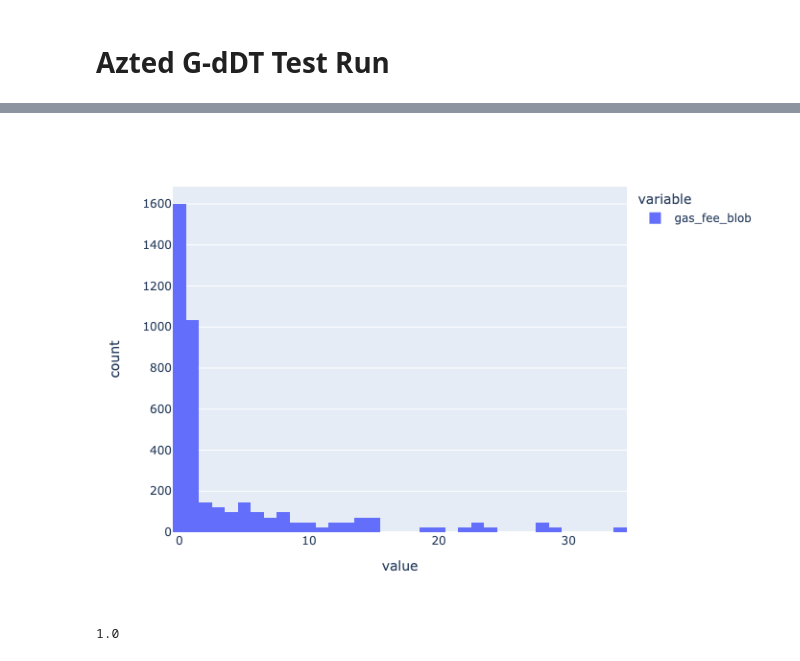
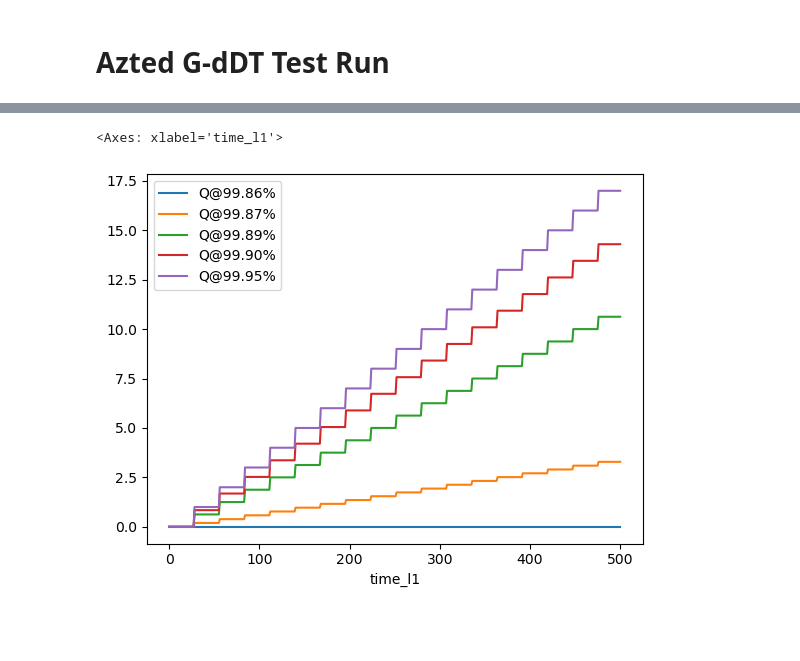
Before and after one commit to BlockScience/aztec-gddt, a Jupyter notebook: notebooks/pickle_test.ipynb, the cells around one changed output, grey strips where cells are left out. Drawn from its saved outputs; the diff is of its cells as text; code cells hidden in the pictures; blank space fills up the shorter version.

```diff
--- a/notebooks/pickle_test.ipynb
+++ b/notebooks/pickle_test.ipynb
@@ -16,4 +16,4 @@ pio.renderers.default = "png"
 import warnings
 warnings.filterwarnings("ignore")
 # %%
-sim_df = pd.read_pickle('../data/simulations/psuu-run-2024-03-11_15-04-10.pkl.gz')
+sim_df = pd.read_pickle('../data/simulations/psuu-run-2024-03-11_21-29-11.pkl.gz')
@@ -101,16 +19,0 @@ sns.lineplot(x=sim_df.time_l1,
-# %%
-sim_df['balance_sequencers'] = sim_df.agents.map(lambda x: sum(el.balance for el in x.values() if el.is_sequencer == True))
-sim_df['balance_provers'] = sim_df.agents.map(lambda x: sum(el.balance for el in x.values() if el.is_prover == True))
-sim_df['balance_relays'] = sim_df.agents.map(lambda x: sum(el.balance for el in x.values() if el.is_relay == True))
-sim_df['balance_burnt'] = sim_df.agents.map(lambda x: sum(el.balance for el in x.values() if el.uuid == 'burnt'))
-sim_df['balance_l1_builder'] = sim_df.agents.map(lambda x: sum(el.balance for el in x.values() if el.uuid == 'l1-builder'))
-
-
-px.line(sim_df,
-        x='time_l1',
-        y=['balance_sequencers',
-           'balance_provers',
-           'balance_relays',
-           'balance_burnt',
-           'balance_l1_builder'],
-        log_y=True)
@@ -130,9 +20,17 @@ px.histogram(sim_df,
-# %%
-px.histogram(sim_df,
-        x=['gas_fee_blob'])
-# %% [output]
-[figure, removed]
-# %%
-sim_df.gas_fee_l1.min()
-# %% [output]
-1.0
+# %%
+def rename(newname):
+    def decorator(f):
+        f.__name__ = newname
+        return f
+    return decorator
+
+def q_at(y):
+    @rename(f'Q@{y:0.2%}')
+    def q(x):
+        return x.quantile(y)
+    return q
+
+sim_df.groupby('time_l1').finalized_blocks_count.agg([q_at(0.9986), q_at(0.9987), q_at(0.9989), q_at(0.9990), q_at(0.9995)]).plot()
+# %% [output]
+<Axes: xlabel='time_l1'>
+[figure, added]
```
Also changed, not shown: parts of 10 cells of this notebook, 2 other files.
